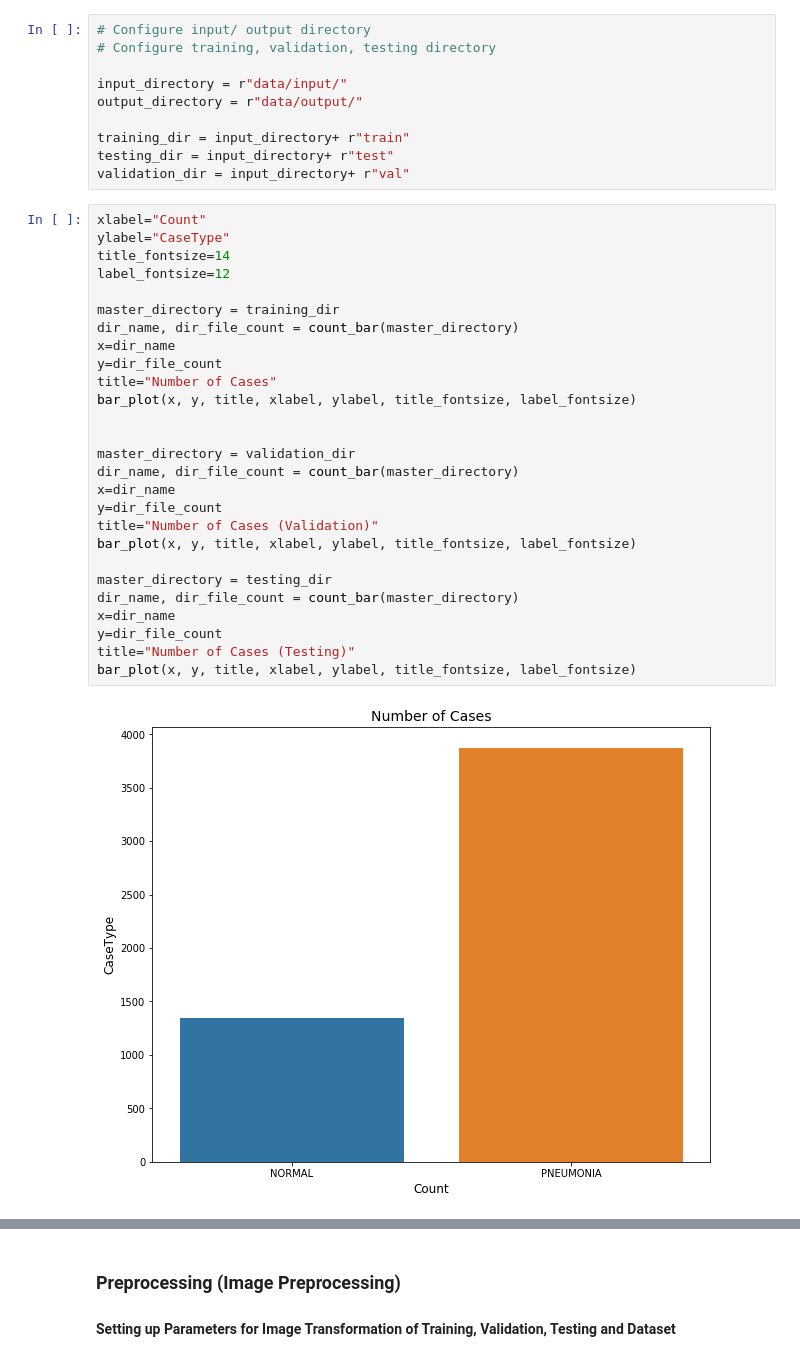
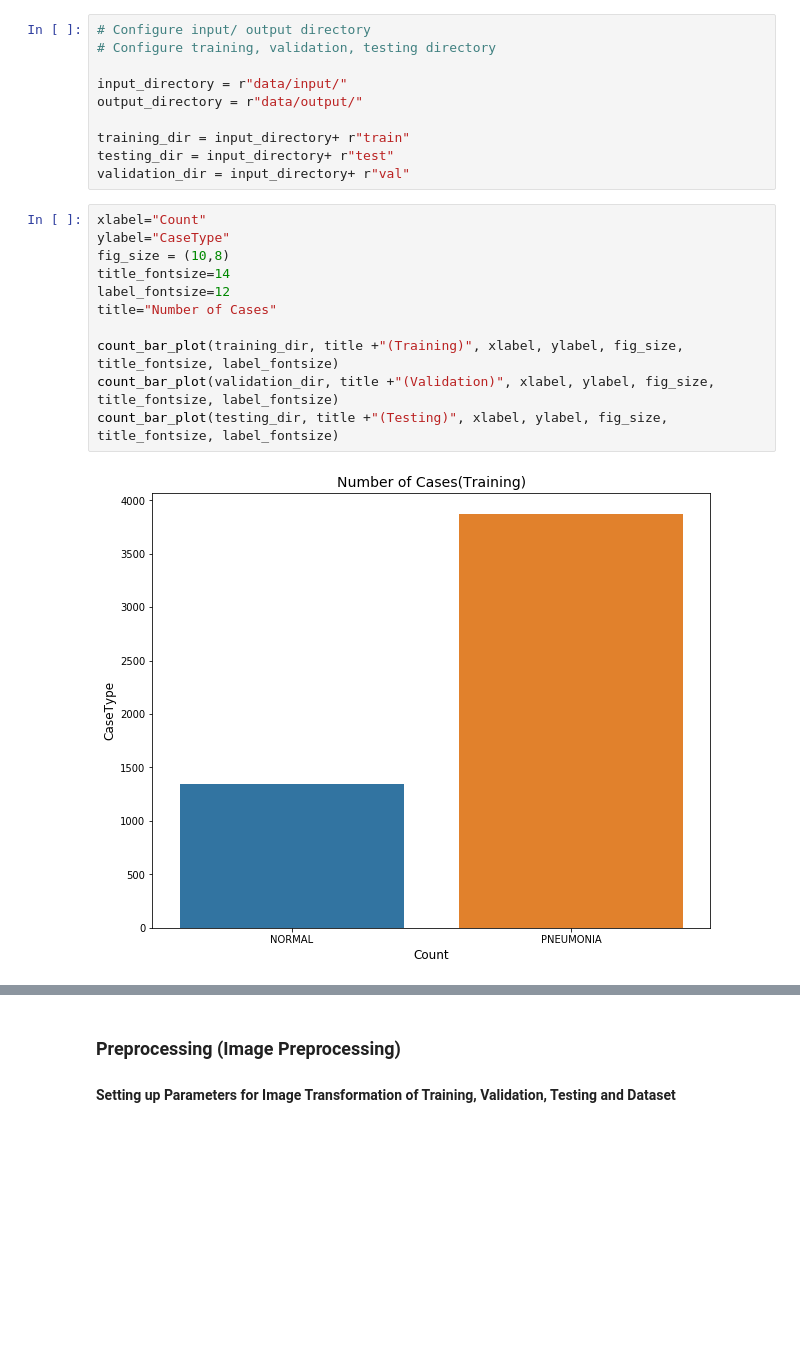
Before and after one commit to anjanatiha/Pneumonia-Detection-from-Chest-X-Ray-Images-with-Deep-Learning, a Jupyter notebook: code/Detection of Pneumonia from Chest X-Ray Images New.ipynb, the cells around one changed output, grey strips where cells are left out. Cells and saved outputs as stored; diff of their text form; blank space fills up the shorter version.

```diff
--- a/code/Detection of Pneumonia from Chest X-Ray Images New.ipynb
+++ b/code/Detection of Pneumonia from Chest X-Ray Images New.ipynb
@@ -247,32 +399,16 @@ validation_dir = input_directory+ r"val"
 # %%
 xlabel="Count"
 ylabel="CaseType"
+fig_size = (10,8)
 title_fontsize=14
 label_fontsize=12
+title="Number of Cases"
 
-master_directory = training_dir
-dir_name, dir_file_count = count_bar(master_directory)
-x=dir_name
-y=dir_file_count
-title="Number of Cases"
-bar_plot(x, y, title, xlabel, ylabel, title_fontsize, label_fontsize)
-
-
-master_directory = validation_dir
-dir_name, dir_file_count = count_bar(master_directory)
-x=dir_name
-y=dir_file_count
-title="Number of Cases (Validation)"
-bar_plot(x, y, title, xlabel, ylabel, title_fontsize, label_fontsize)
-
-master_directory = testing_dir
-dir_name, dir_file_count = count_bar(master_directory)
-x=dir_name
-y=dir_file_count
-title="Number of Cases (Testing)"
-bar_plot(x, y, title, xlabel, ylabel, title_fontsize, label_fontsize)
+count_bar_plot(training_dir, title +"(Training)", xlabel, ylabel, fig_size, title_fontsize, label_fontsize)
+count_bar_plot(validation_dir, title +"(Validation)", xlabel, ylabel, fig_size, title_fontsize, label_fontsize)
+count_bar_plot(testing_dir, title +"(Testing)", xlabel, ylabel, fig_size, title_fontsize, label_fontsize)
 # %% [output]
-[figure, old version]
+[figure, new version]
 [figure]
 [figure]
 # %% [markdown]
```
Also changed, not shown: parts of 39 cells of this notebook, 1 other file.
